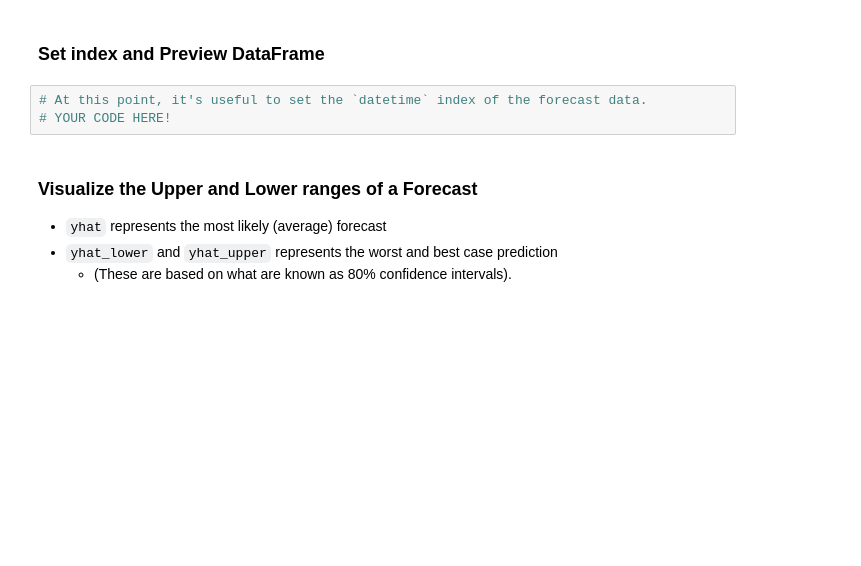
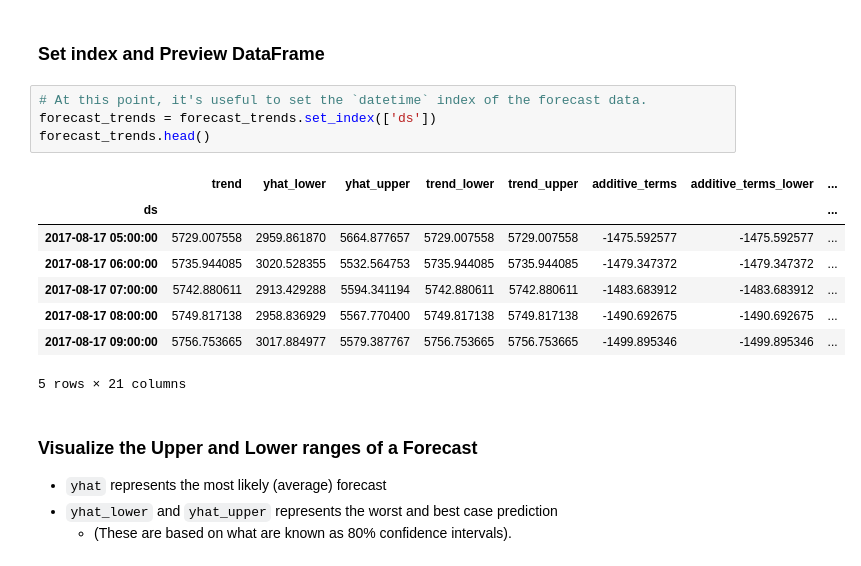
Before and after one commit to vickylee22/Challenge-11, a Jupyter notebook: analyze_model_results.ipynb, the cells around one changed output. Saved outputs shown, nothing was run; the diff lists cells and outputs as text; blank space fills up the shorter version.

```diff
--- a/analyze_model_results.ipynb
+++ b/analyze_model_results.ipynb
@@ -164,7 +164,17 @@ figures = model.plot_components(forecast_trends);
 ### Set index and Preview DataFrame
 # %%
 # At this point, it's useful to set the `datetime` index of the forecast data.
-# YOUR CODE HERE!
+forecast_trends = forecast_trends.set_index(['ds'])
+forecast_trends.head()
+# %% [output]
+|  | trend | yhat_lower | yhat_upper | trend_lower | trend_upper | additive_terms | additive_terms_lower | ... |
+| ds |  |  |  |  |  |  |  | ... |
+| 2017-08-17 05:00:00 | 5729.007558 | 2959.861870 | 5664.877657 | 5729.007558 | 5729.007558 | -1475.592577 | -1475.592577 | ... |
+| 2017-08-17 06:00:00 | 5735.944085 | 3020.528355 | 5532.564753 | 5735.944085 | 5735.944085 | -1479.347372 | -1479.347372 | ... |
+| 2017-08-17 07:00:00 | 5742.880611 | 2913.429288 | 5594.341194 | 5742.880611 | 5742.880611 | -1483.683912 | -1483.683912 | ... |
+| 2017-08-17 08:00:00 | 5749.817138 | 2958.836929 | 5567.770400 | 5749.817138 | 5749.817138 | -1490.692675 | -1490.692675 | ... |
+| 2017-08-17 09:00:00 | 5756.753665 | 3017.884977 | 5579.387767 | 5756.753665 | 5756.753665 | -1499.895346 | -1499.895346 | ... |
+5 rows × 21 columns
 # %% [markdown]
 ### Visualize the Upper and Lower ranges of a Forecast
 * `yhat` represents the most likely (average) forecast
```
Also changed, not shown: parts of 5 cells of this notebook.
